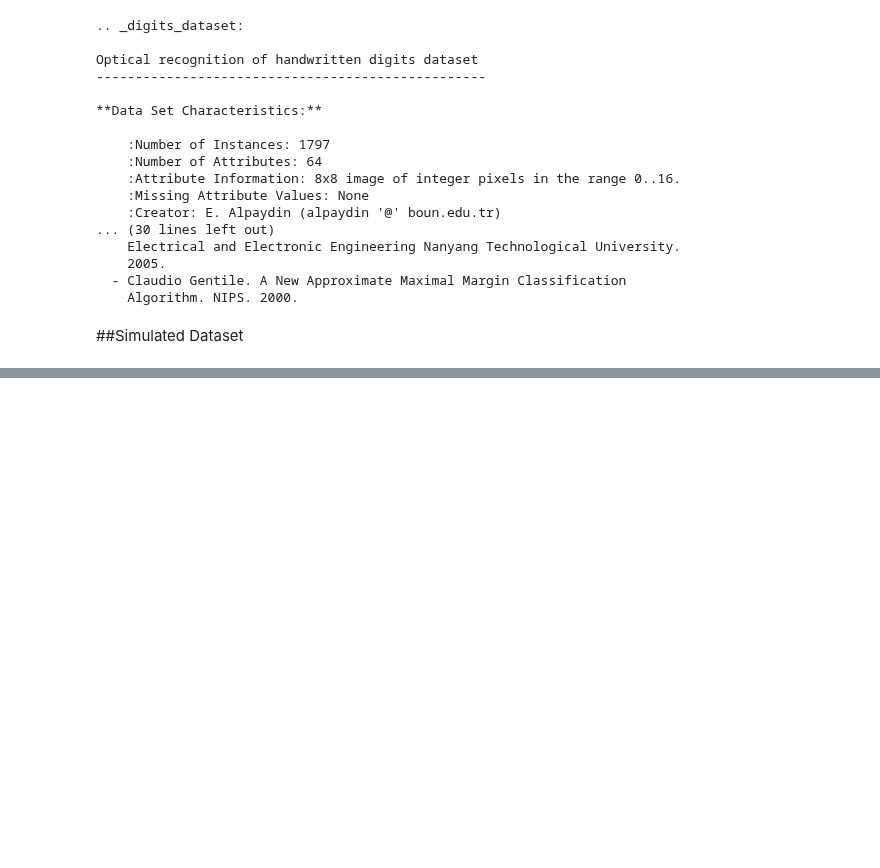
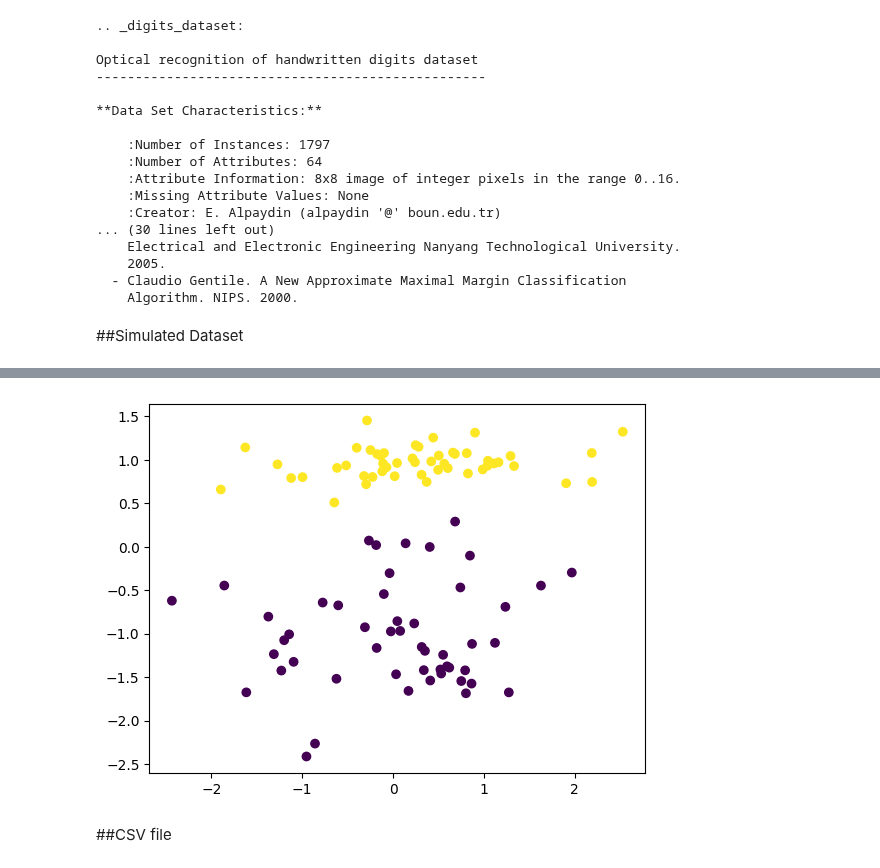
Before and after one commit to rahiakela/machine-learning-research-and-practice, a Jupyter notebook: machine-learning-with-python-cookbook/02_loading_data.ipynb, the cells around one changed output, grey strips where cells are left out. Cells and saved outputs as stored; diff of their text form; code cells hidden in the pictures; blank space fills up the shorter version.

```diff
--- a/machine-learning-with-python-cookbook/02_loading_data.ipynb
+++ b/machine-learning-with-python-cookbook/02_loading_data.ipynb
@@ -49,0 +119,8 @@ Optical recognition of handwritten digits dataset
+# %%
+# View scatterplot
+plt.scatter(features[:, 0], features[:, 1], c=target)
+plt.show()
+# %% [output]
+[figure, added]
+# %% [markdown]
+##CSV file
```
Also changed, not shown: parts of 6 cells of this notebook.
